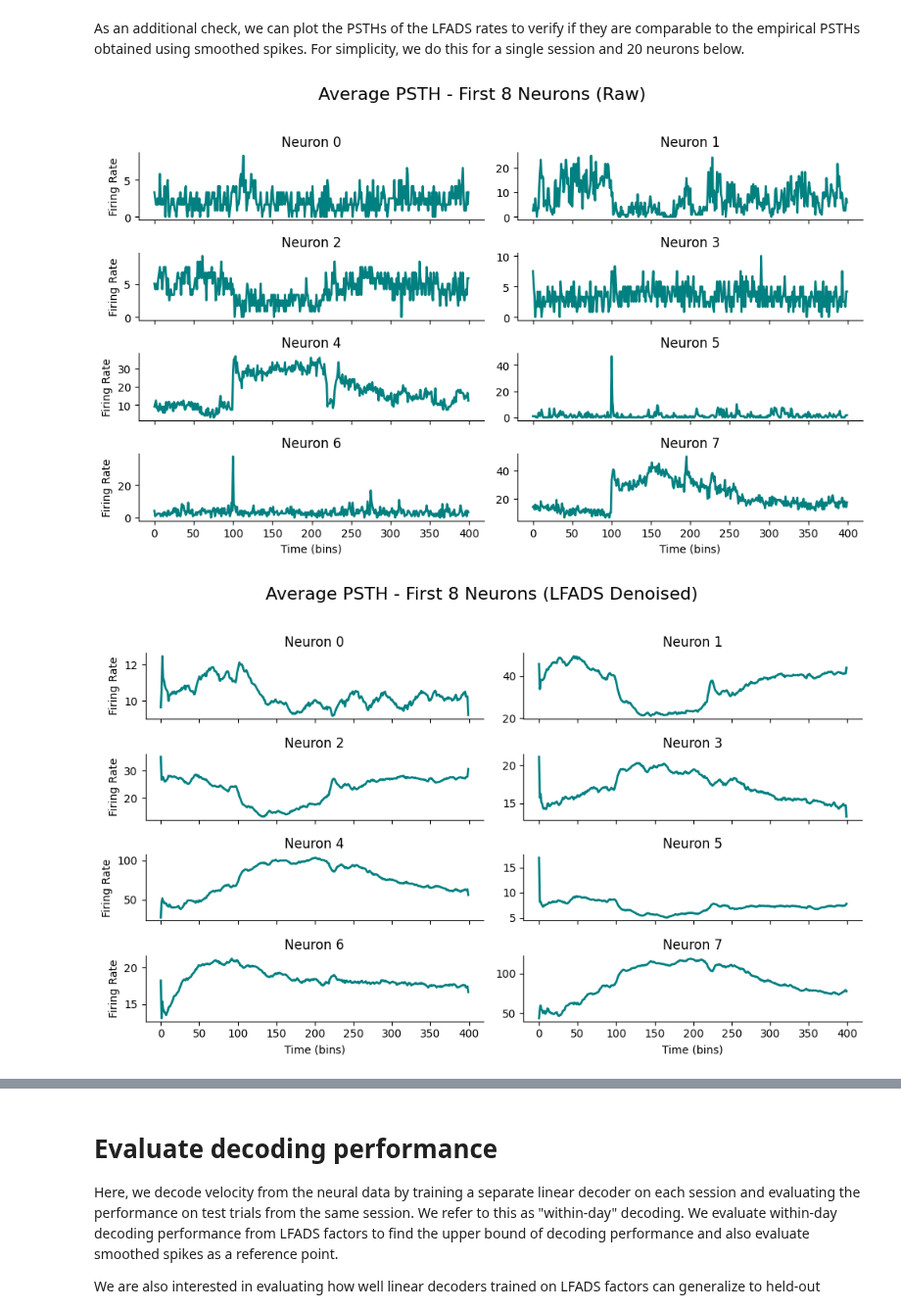
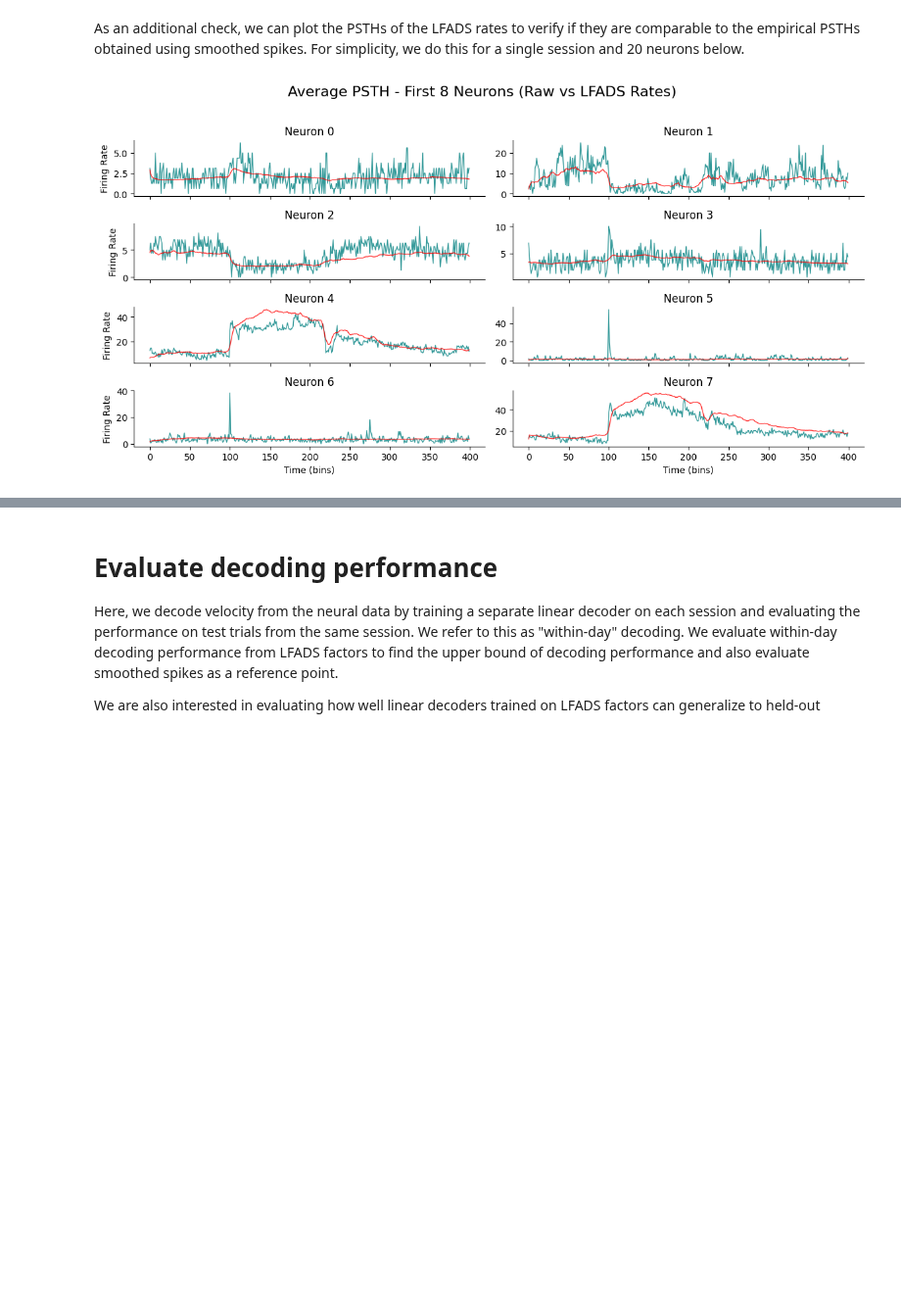
Before and after one commit to wkemilylau/iib_project_lfads, a Jupyter notebook: tutorials/multisession/bst-vlpag-eval.ipynb, the cells around one changed output, grey strips where cells are left out. Shown at 98% size. Cells and saved outputs as stored; diff of their text form; code cells hidden in the pictures; blank space fills up the shorter version.

Commit message:
inferred inputs

```diff
--- a/tutorials/multisession/bst-vlpag-eval.ipynb
+++ b/tutorials/multisession/bst-vlpag-eval.ipynb
@@ -36,0 +37,3 @@ LFADS_OUTPUT_PATHS
+# %%
+train_inds = [12, 2, 10, 13, 15, 11, 0, 4, 6, 3, 14, 9]
+valid_inds = [8, 1, 7, 5]
@@ -37,20 +53,29 @@ LFADS_OUTPUT_PATHS
 # %%
-# TODO: merge train and valid data
-
 rates = {}
 factors = {}
 spikes = {}
+inferred_inputs = {}
 bin_width_sec = 0.1
 
 for data_path in LFADS_OUTPUT_PATHS:
-    session_id = data_path.split("_")[-1].split(".")[0]
+    session_id = 'vlPAG'
     print(session_id)
 
     with h5py.File(data_path, 'r') as f:
         print(list(f.keys()))
-        spikes[session_id] = f['train_encod_data'][:]
-        factors[session_id] = f['train_factors'][:]
-        rates[session_id] = f["train_output_params"][:] / bin_width_sec
+        train_encod_data = f['train_encod_data'][:]
+        valid_encod_data = f['valid_encod_data'][:]
+        train_factors = f['train_factors'][:]
+        valid_factors = f['valid_factors'][:]
+        train_rates = f["train_output_params"][:]
+        valid_rates = f["valid_output_params"][:]
+        train_inferred_inputs = f['train_co_means'][:]
+        valid_inferred_inputs = f['valid_co_means'][:]
+
+        spikes[session_id] = merge_data(train_encod_data, valid_encod_data, train_inds, valid_inds)
+        factors[session_id] = merge_data(train_factors, valid_factors, train_inds, valid_inds)
+        rates[session_id] = merge_data(train_rates, valid_rates, train_inds, valid_inds)
+        inferred_inputs[session_id] = merge_data(train_inferred_inputs, valid_inferred_inputs, train_inds, valid_inds)
 # %% [output]
 vlPAG
 ['train_co_means', 'train_co_stds', 'train_con_states', 'train_encod_data', 'train_factors', 'train_gen_init', 'train_gen_inputs', 'train_gen_states', 'train_ic_mean', 'train_ic_std', 'train_output_pa ...
@@ -61,21 +86,21 @@ spikes['vlPAG'].shape
 # %%
 import matplotlib.pyplot as plt
 
-# Visualize raw spikes, smoothed spikes, LFADS rates, and LFADS factors
+# Visualize raw spikes, smoothed spikes, LFADS rates, and LFADS factors for a single trial
 session = "vlPAG"
 trial = 0
 data = {
     "smoothed spikes": spikes[session][trial],
-    # "smth_spikes": smth_spikes,
     "inferred rates": rates[session][trial],
     "factors": factors[session][trial],
+    "inferred inputs": inferred_inputs[session][trial]
 }
 
-fig, axes = plt.subplots(nrows=3, figsize=(10, 8))
+fig, axes = plt.subplots(nrows=4, figsize=(10, 8))
 for ax, (name, data_val) in zip(axes, data.items()):
     im = ax.imshow(data_val.T, aspect='auto', interpolation='none', cmap='viridis')
     ax.set_xlabel('Time (s)')
-    ax.set_ylabel('Neuron index / Factors')
+    ax.set_ylabel('Neuron index / Factors / Inputs')
     ax.set_title(name)
     fig.colorbar(im, ax=ax, shrink=0.8, pad=0.02)
 plt.tight_layout()
@@ -85,40 +110,40 @@ plt.tight_layout()
 As an additional check, we can plot the PSTHs of the LFADS rates to verify if they are comparable to the empirical PSTHs obtained using smoothed spikes.
 For simplicity, we do this for a single session and 20 neurons below.
 # %%
-def plot_psths_first_8(data, title):
+def plot_overlay_psths_first_8(spikes_data, rates_data, title):
     # Create a 4x2 grid to fit exactly 8 neurons
-    fig, axes = plt.subplots(4, 2, figsize=(10, 6), sharex=True)
+    fig, axes = plt.subplots(4, 2, figsize=(12, 6), sharex=True)
 
     # Flatten the axes array to easily iterate through all 8 subplots
     axes_flat = axes.flatten()
 
     for i in range(8):
         ax = axes_flat[i]
 
         # Calculate the mean across all trials for the i-th neuron
-        mean_activity = np.mean(data[:, :, i], axis=0)
+        spikes_mean_activity = np.mean(spikes_data[:, :, i], axis=0)
+        rates_mean_activity = np.mean(rates_data[:, :, i], axis=0)
 
-        ax.plot(mean_activity, color='teal', linewidth=2)
+        ax.plot(spikes_mean_activity, color='teal', linewidth=1, alpha=0.8)
+        ax.plot(rates_mean_activity, color='red', linewidth=1, alpha=0.8)
         ax.set_title(f"Neuron {i}", fontsize=12)
 
         # Clean up visual clutter
         ax.spines['top'].set_visible(False)
         ax.spines['right'].set_visible(False)
 
         # Add labels only to the bottom-most plots for a cleaner look
         if i >= 6:
             ax.set_xlabel("Time (bins)")
         if i % 2 == 0:
             ax.set_ylabel("Firing Rate")
 
     plt.suptitle(title, fontsize=16, y=1.02)
     plt.tight_layout()
     plt.show()
 
 sess = 'vlPAG'
 # Run the updated plotting function
-plot_psths_first_8(spikes[sess], "Average PSTH - First 8 Neurons (Raw)")
-plot_psths_first_8(rates[sess], "Average PSTH - First 8 Neurons (LFADS Denoised)")
+plot_overlay_psths_first_8(spikes[sess], rates[sess], "Average PSTH - First 8 Neurons (Raw vs LFADS Rates)")
 # %% [output]
-[figure, old version]
+[figure, new version]
-[figure, removed]
```
Also changed, not shown: parts of 10 cells of this notebook, 6 other files.
